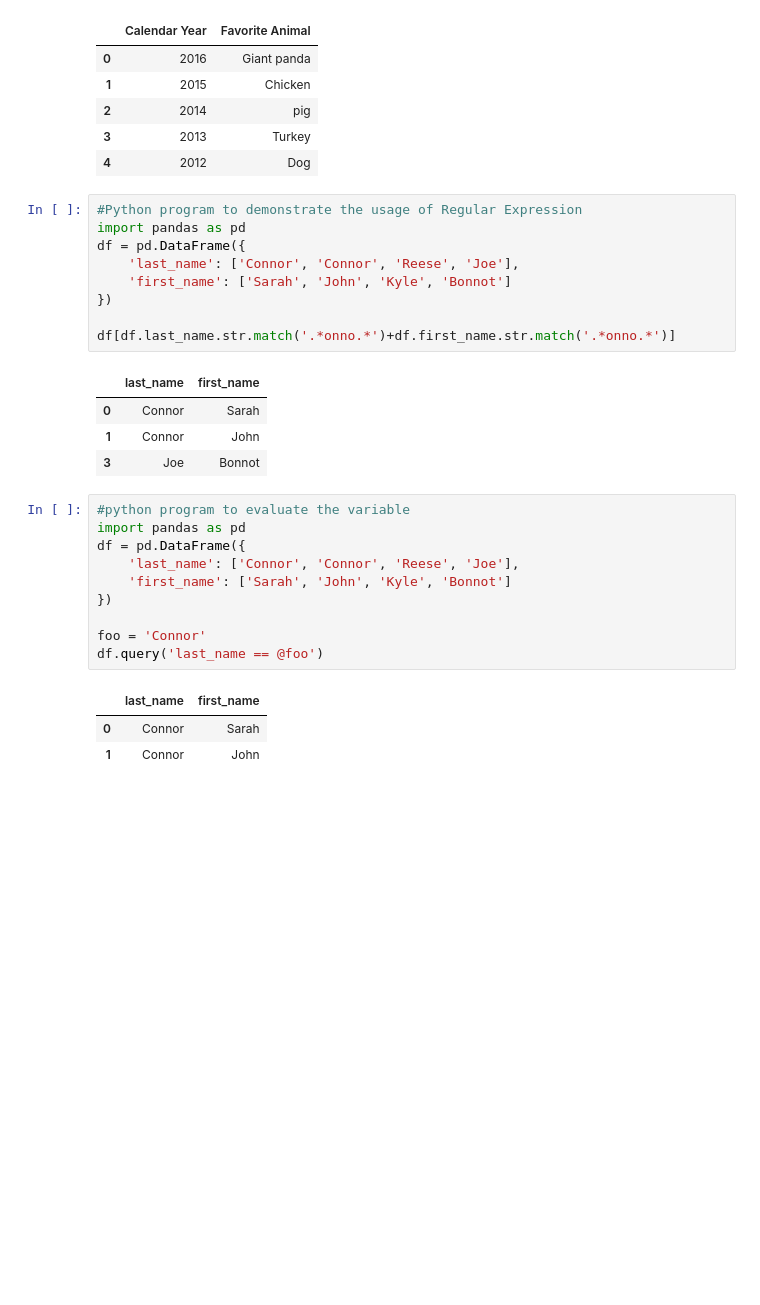
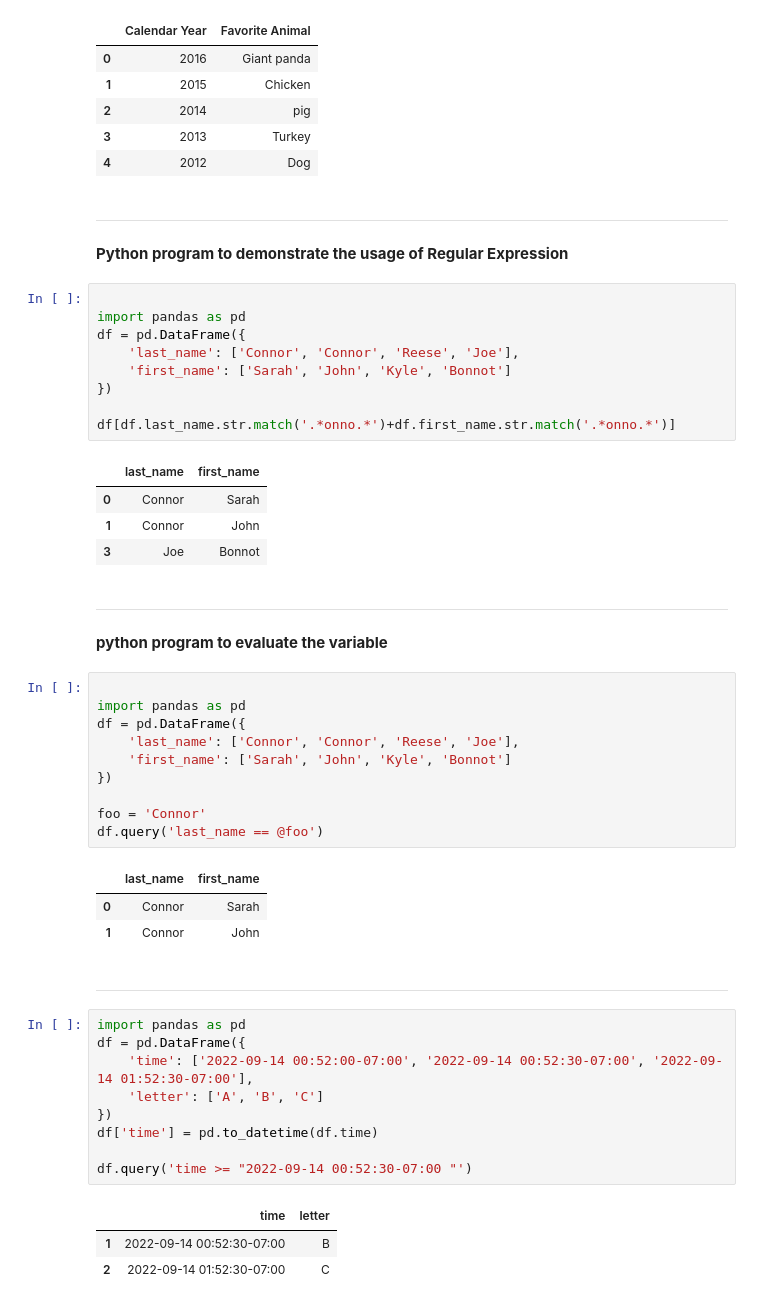
Before and after one commit to Nithixz/Data-Science-using-Python, a Jupyter notebook: Data_Science_using_Python.ipynb, the cells around one changed output. Drawn from its saved outputs; the diff is of its cells as text; blank space fills up the shorter version.

```diff
--- a/Data_Science_using_Python.ipynb
+++ b/Data_Science_using_Python.ipynb
@@ -77,8 +77,14 @@ df
 | 2 | 2014 | pig |
 | 3 | 2013 | Turkey |
 | 4 | 2012 | Dog |
+# %% [markdown]
+
+
+---
+
+**Python program to demonstrate the usage of Regular Expression**
 # %%
-#Python program to demonstrate the usage of Regular Expression
+
 import pandas as pd
 df = pd.DataFrame({
     'last_name': ['Connor', 'Connor', 'Reese', 'Joe'],
@@ -91,8 +97,14 @@ df[df.last_name.str.match('.*onno.*')+df.first_name.str.match('.*onno.*')]
 | 0 | Connor | Sarah |
 | 1 | Connor | John |
 | 3 | Joe | Bonnot |
+# %% [markdown]
+
+
+---
+
+**python program to evaluate the variable**
 # %%
-#python program to evaluate the variable
+
 import pandas as pd
 df = pd.DataFrame({
     'last_name': ['Connor', 'Connor', 'Reese', 'Joe'],
@@ -105,3 +117,20 @@ df.query('last_name == @foo')
 |  | last_name | first_name |
 | 0 | Connor | Sarah |
 | 1 | Connor | John |
+# %% [markdown]
+
+
+---
+# %%
+import pandas as pd
+df = pd.DataFrame({
+    'time': ['2022-09-14 00:52:00-07:00', '2022-09-14 00:52:30-07:00', '2022-09-14 01:52:30-07:00'],
+    'letter': ['A', 'B', 'C']
+})
+df['time'] = pd.to_datetime(df.time)
+
+df.query('time >= "2022-09-14 00:52:30-07:00 "')
+# %% [output]
+|  | time | letter |
+| 1 | 2022-09-14 00:52:30-07:00 | B |
+| 2 | 2022-09-14 01:52:30-07:00 | C |
```
Also changed, not shown: parts of 1 cell of this notebook.
